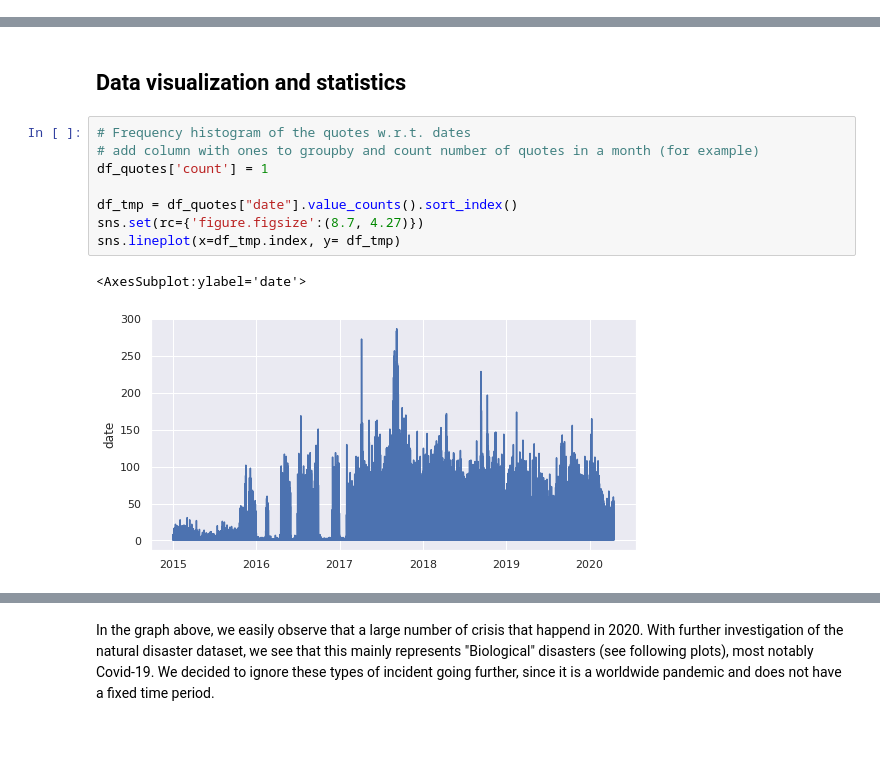
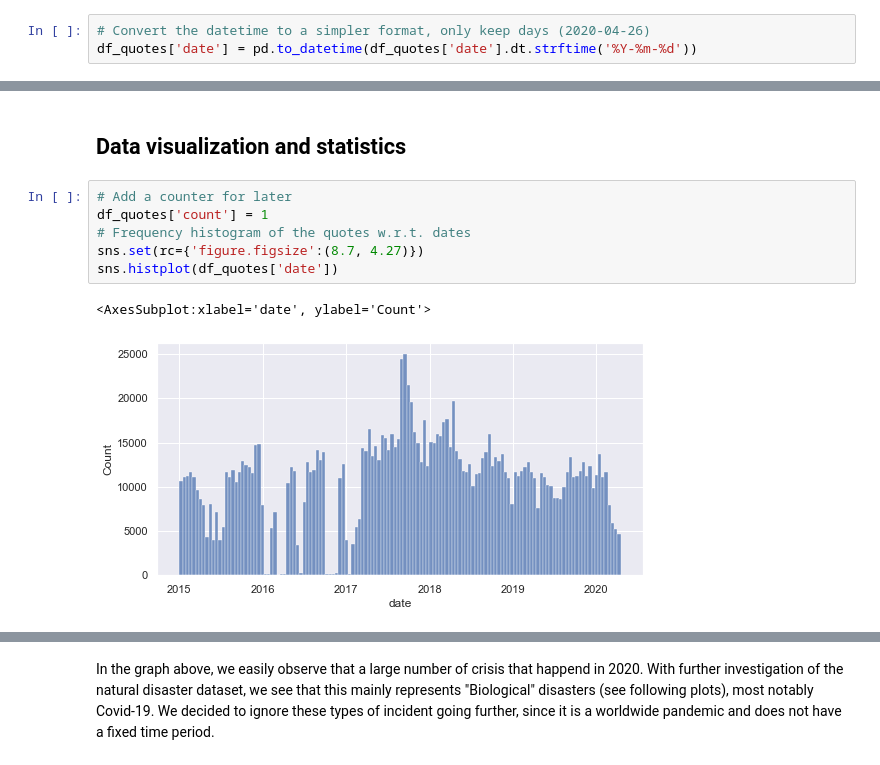
Before and after one commit to epfl-ada/ada-2021-project-marietan-ghariani-bracone-karimi, a Jupyter notebook: project.ipynb, the cells around one changed output, grey strips where cells are left out. Saved outputs shown, nothing was run; the diff lists cells and outputs as text; blank space fills up the shorter version.

Commit message:
Earthquake + format datetime

```diff
--- a/project.ipynb
+++ b/project.ipynb
@@ -85,3 +86,6 @@ df_quotes.head()
+# %%
+# Convert the datetime to a simpler format, only keep days (2020-04-26)
+df_quotes['date'] = pd.to_datetime(df_quotes['date'].dt.strftime('%Y-%m-%d'))
 # %%
 pd.options.display.max_colwidth = 200 # this is to see most of the text of the quotations
 df_quotes.head().quotation
@@ -98,13 +102,11 @@ We can see that some terms of crisis can be used in other contexts. For instance
 # %% [markdown]
 ## Data visualization and statistics
 # %%
+# Add a counter for later
+df_quotes['count'] = 1
 # Frequency histogram of the quotes w.r.t. dates
-# add column with ones to groupby and count number of quotes in a month (for example)
-df_quotes['count'] = 1
-
-df_tmp = df_quotes["date"].value_counts().sort_index()
 sns.set(rc={'figure.figsize':(8.7, 4.27)})
-sns.lineplot(x=df_tmp.index, y= df_tmp)
+sns.histplot(df_quotes['date'])
 # %% [output]
-<AxesSubplot:ylabel='date'>
+<AxesSubplot:xlabel='date', ylabel='Count'>
-[figure, old version]
+[figure, new version]
```
Also changed, not shown: parts of 19 cells of this notebook.
